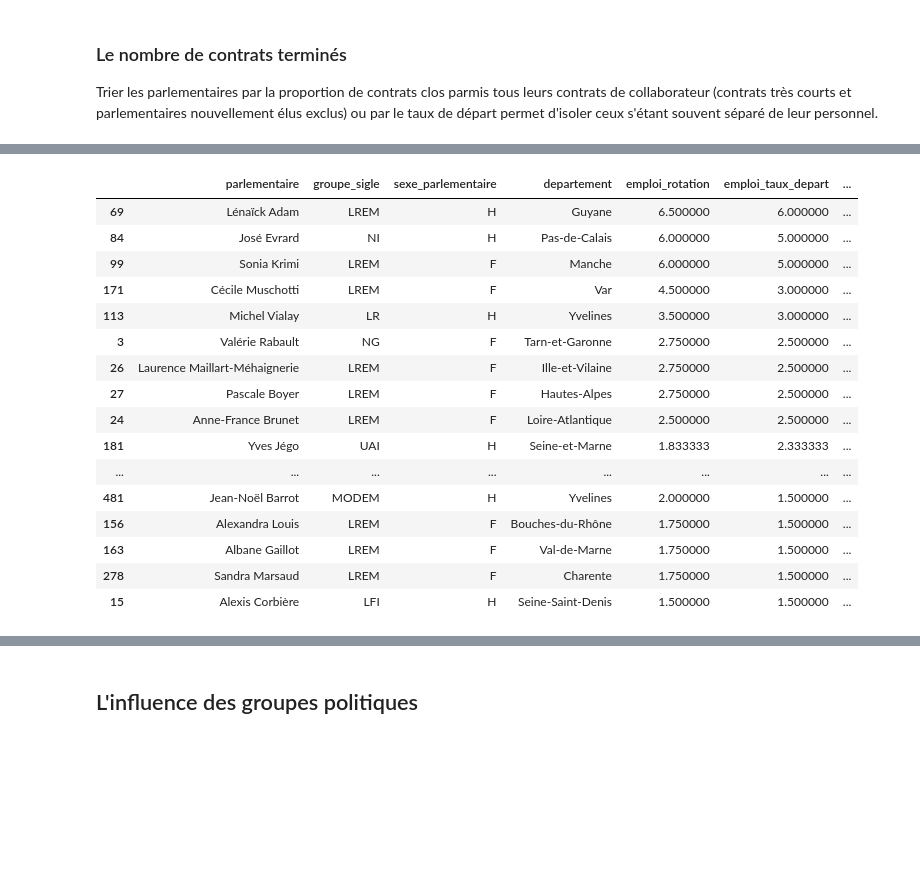
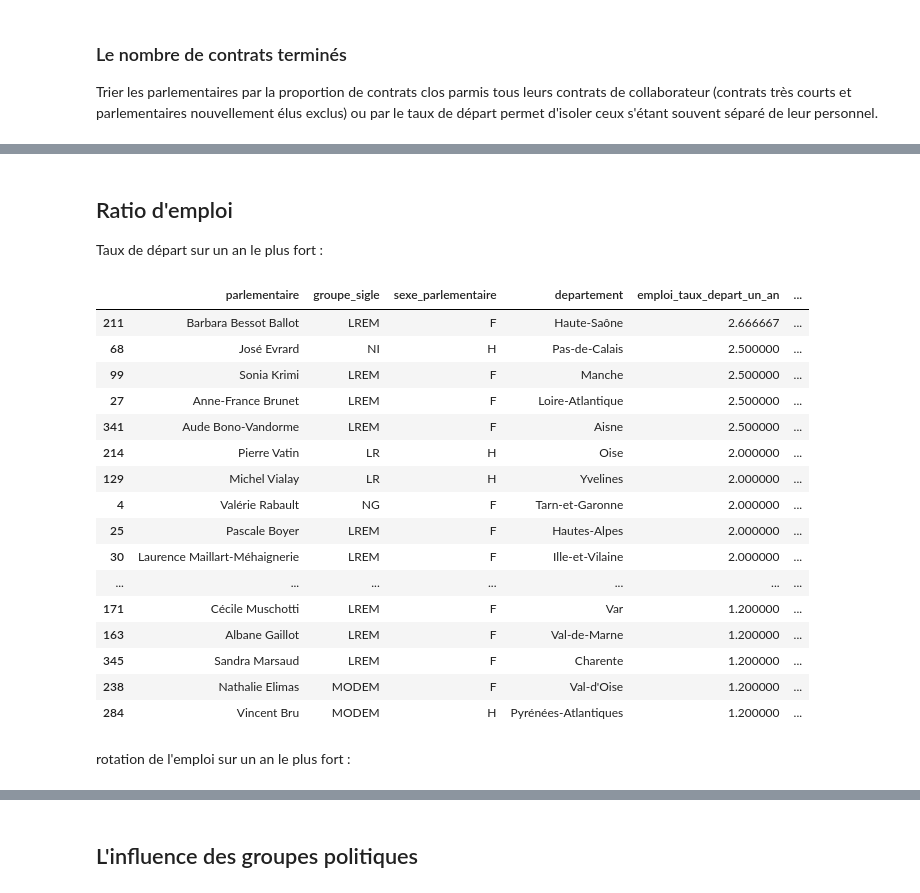
Before and after one commit to regardscitoyens/Collaborateurs-Parlement, a Jupyter notebook: exploitations/turnover.ipynb, the cells around one changed output, grey strips where cells are left out. Drawn from its saved outputs; the diff is of its cells as text; code cells hidden in the pictures; blank space fills up the shorter version.

```diff
--- a/exploitations/turnover.ipynb
+++ b/exploitations/turnover.ipynb
@@ -131,21 +177,21 @@ duree_collaborateurs = duree_collaborateurs.merge(csv.groupby(["parlementaire"])
 duree_collaborateurs = duree_collaborateurs.merge(csv.groupby(["parlementaire"])[['nombredejours']].median().rename(columns={"nombredejours": "contrat_mediane"}).reset_index(), on="parlementaire")
 duree_collaborateurs = duree_collaborateurs.merge(csv.groupby(["parlementaire"])[['nombredejours']].mean().rename(columns={"nombredejours": "contrat_moyenne"}).reset_index(), on="parlementaire")
 
-duree_collaborateurs = duree_collaborateurs.merge(csv.groupby(["parlementaire"])[['collaborateur']].count().rename(columns={"collaborateur": "nb_collaborateurs"}).reset_index(), on="parlementaire")
+duree_collaborateurs = duree_collaborateurs.merge(csv.groupby(["parlementaire"])[['collaborateur']].count().rename(columns={"collaborateur": "nb_collaborateurs_total"}).reset_index(), on="parlementaire")
 duree_collaborateurs = duree_collaborateurs.merge(csv.groupby(["parlementaire"])[['duree_mandat']].first().reset_index(), on="parlementaire")
 duree_collaborateurs = duree_collaborateurs.merge(csv.groupby(["parlementaire"])[['nombredejours']].max().rename(columns={"nombredejours": "contrat_max"}).reset_index(), on="parlementaire")
 duree_collaborateurs = duree_collaborateurs.merge(csv.groupby(["parlementaire"])[['nombredejours']].min().rename(columns={"nombredejours": "contrat_min"}).reset_index(), on="parlementaire")
 
 duree_collaborateurs = duree_collaborateurs.merge(csv.groupby(["parlementaire"])[['contrat_plus_de_2_mois']].sum().rename(columns={"contrat_plus_de_2_mois": "nb_contrats_plus_de_2_mois"}).reset_index(), on="parlementaire")
-duree_collaborateurs['ratio_plus_de_2_mois'] = duree_collaborateurs['nb_contrats_plus_de_2_mois'] / duree_collaborateurs['nb_collaborateurs']
+duree_collaborateurs['ratio_plus_de_2_mois'] = duree_collaborateurs['nb_contrats_plus_de_2_mois'] / duree_collaborateurs['nb_collaborateurs_total']
 duree_collaborateurs = duree_collaborateurs.merge(csv.groupby(["parlementaire"])[['contrat_plus_de_4_mois']].sum().rename(columns={"contrat_plus_de_4_mois": "nb_contrats_plus_de_4_mois"}).reset_index(), on="parlementaire")
-duree_collaborateurs['ratio_plus_de_4_mois'] = duree_collaborateurs['nb_contrats_plus_de_4_mois'] / duree_collaborateurs['nb_collaborateurs']
+duree_collaborateurs['ratio_plus_de_4_mois'] = duree_collaborateurs['nb_contrats_plus_de_4_mois'] / duree_collaborateurs['nb_collaborateurs_total']
 duree_collaborateurs = duree_collaborateurs.merge(csv.groupby(["parlementaire"])[['contrat_plus_de_6_mois']].sum().rename(columns={"contrat_plus_de_6_mois": "nb_contrats_plus_de_6_mois"}).reset_index(), on="parlementaire")
-duree_collaborateurs['ratio_plus_de_6_mois'] = duree_collaborateurs['nb_contrats_plus_de_6_mois'] / duree_collaborateurs['nb_collaborateurs']
+duree_collaborateurs['ratio_plus_de_6_mois'] = duree_collaborateurs['nb_contrats_plus_de_6_mois'] / duree_collaborateurs['nb_collaborateurs_total']
 
 duree_collaborateurs = duree_collaborateurs.merge(csv[csv["contrat_fini"] == True].groupby(["parlementaire"])[['nombredejours']].count().rename(columns={"nombredejours": "nb_contrat_fini"}).reset_index(), on="parlementaire", how="left")
 duree_collaborateurs['nb_contrat_fini'].fillna(0, inplace=True)
-duree_collaborateurs['ratio_contrat_fini'] = duree_collaborateurs['nb_contrat_fini'] / duree_collaborateurs['nb_collaborateurs']
+duree_collaborateurs['ratio_contrat_fini'] = duree_collaborateurs['nb_contrat_fini'] / duree_collaborateurs['nb_collaborateurs_total']
 
 duree_collaborateurs = duree_collaborateurs.merge(csv[csv["contrat_fini"] == True].groupby(["parlementaire"])[['nombredejours']].max().rename(columns={"nombredejours": "contrat_fini_max"}).reset_index(), on="parlementaire", how="left")
 duree_collaborateurs = duree_collaborateurs.merge(csv[csv["contrat_fini"] == True].groupby(["parlementaire"])[['nombredejours']].min().rename(columns={"nombredejours": "contrat_fini_min"}).reset_index(), on="parlementaire", how="left")
@@ -156,10 +202,22 @@ duree_collaborateurs = duree_collaborateurs.merge(csv.groupby(["parlementaire"])
 duree_collaborateurs = duree_collaborateurs.sort_values("ratio_plus_de_2_mois")#sort_values("contrat le plus long")
 
 #Rotation emploi
-duree_collaborateurs = duree_collaborateurs.merge(csv.groupby(["parlementaire"])[['contrat_present_a_date_rotation', 'contrat_entree_depuis_date_rotation', 'contrat_sortie_depuis_date_rotation']].sum().reset_index(), on="parlementaire")
-duree_collaborateurs["emploi_rotation"] =  ((duree_collaborateurs['contrat_entree_depuis_date_rotation']+duree_collaborateurs['contrat_sortie_depuis_date_rotation'])/2)/duree_collaborateurs['contrat_present_a_date_rotation']
-duree_collaborateurs["emploi_taux_depart"]   =  duree_collaborateurs['contrat_sortie_depuis_date_rotation']/duree_collaborateurs['contrat_present_a_date_rotation']
-duree_collaborateurs["emploi_taux_arrivee"] =  duree_collaborateurs['contrat_entree_depuis_date_rotation']/duree_collaborateurs['contrat_present_a_date_rotation']
+duree_collaborateurs = duree_collaborateurs.merge(csv.groupby(["parlementaire"])[['contrat_present_a_date_rotation_un_an', 'contrat_entree_depuis_date_rotation_un_an', 'contrat_sortie_depuis_date_rotation_un_an']].sum().reset_index(), on="parlementaire")
+duree_collaborateurs['contrat_present_moyen'] = (duree_collaborateurs['contrat_present_a_date_rotation_un_an'] + duree_collaborateurs['nb_collaborateurs_total'] - duree_collaborateurs['nb_contrat_fini']) / 2
+duree_collaborateurs["emploi_rotation_un_an"] =  ((duree_collaborateurs['contrat_entree_depuis_date_rotation_un_an']+duree_collaborateurs['contrat_sortie_depuis_date_rotation_un_an'])/2)/duree_collaborateurs['contrat_present_moyen']
+duree_collaborateurs["emploi_taux_depart_un_an"]   =  duree_collaborateurs['contrat_sortie_depuis_date_rotation_un_an']/duree_collaborateurs['contrat_present_moyen']
+duree_collaborateurs["emploi_taux_arrivee_un_an"] =  duree_collaborateurs['contrat_entree_depuis_date_rotation_un_an']/duree_collaborateurs['contrat_present_moyen']
+
+duree_collaborateurs = duree_collaborateurs.merge(csv.groupby(["parlementaire"])[['contrat_present_a_date_rotation_six_mois', 'contrat_entree_depuis_date_rotation_six_mois', 'contrat_sortie_depuis_date_rotation_six_mois']].sum().reset_index(), on="parlementaire")
+duree_collaborateurs["emploi_rotation_six_mois"] =  ((duree_collaborateurs['contrat_entree_depuis_date_rotation_six_mois']+duree_collaborateurs['contrat_sortie_depuis_date_rotation_six_mois'])/2)/duree_collaborateurs['contrat_present_a_date_rotation_six_mois']
+duree_collaborateurs["emploi_taux_depart_six_mois"]   =  duree_collaborateurs['contrat_sortie_depuis_date_rotation_six_mois']/duree_collaborateurs['contrat_present_a_date_rotation_six_mois']
+duree_collaborateurs["emploi_taux_arrivee_six_mois"] =  duree_collaborateurs['contrat_entree_depuis_date_rotation_six_mois']/duree_collaborateurs['contrat_present_a_date_rotation_six_mois']
+
+duree_collaborateurs = duree_collaborateurs.merge(csv.groupby(["parlementaire"])[['contrat_present_a_date_rotation_six_premiers_mois', 'contrat_entree_depuis_date_rotation_six_premiers_mois', 'contrat_sortie_depuis_date_rotation_six_premiers_mois']].sum().reset_index(), on="parlementaire")
+duree_collaborateurs["emploi_rotation_six_premiers_mois"] =  ((duree_collaborateurs['contrat_entree_depuis_date_rotation_six_premiers_mois']+duree_collaborateurs['contrat_sortie_depuis_date_rotation_six_premiers_mois'])/2)/duree_collaborateurs['contrat_present_a_date_rotation_six_premiers_mois']
+duree_collaborateurs["emploi_taux_depart_six_premiers_mois"]   =  duree_collaborateurs['contrat_sortie_depuis_date_rotation_six_premiers_mois']/duree_collaborateurs['contrat_present_a_date_rotation_six_premiers_mois']
+duree_collaborateurs["emploi_taux_arrivee_six_premiers_mois"] =  duree_collaborateurs['contrat_entree_depuis_date_rotation_six_premiers_mois']/duree_collaborateurs['contrat_present_a_date_rotation_six_premiers_mois']
+
 
 duree_collaborateurs.to_csv("../data/duree_collaborateur.csv")
 # %% [markdown]
@@ -277,20 +347,26 @@ duree_collaborateurs[duree_collaborateurs["ratio_contrat_mandat"] < 0.7].sort_va
+# %% [markdown]
+## Ratio d'emploi
+
+Taux de départ sur un an le plus fort :
 # %%
-duree_collaborateurs[duree_collaborateurs["emploi_rotation"] < 100].sort_values(['emploi_taux_depart', "emploi_rotation"], ascending=False)[["parlementaire", "groupe_sigle", "sexe_parlementaire" ,"departement", "emploi_rotation", "emploi_taux_depart", "emploi_taux_arrivee", 'contrat_present_a_date_rotation', 'contrat_entree_depuis_date_rotation', 'contrat_sortie_depuis_date_rotation', "ratio_contrat_fini", "contrat_moyenne", "nb_collaborateurs", "contrat_max", "ratio_plus_de_6_mois", "nb_contrat_fini"]].head(50)
+duree_collaborateurs[duree_collaborateurs["emploi_rotation_un_an"] < 100].sort_values(['emploi_taux_depart_un_an', "emploi_rotation_un_an"], ascending=False)[["parlementaire", "groupe_sigle", "sexe_parlementaire" ,"departement", "emploi_taux_depart_un_an", "emploi_taux_depart_six_mois", "emploi_taux_depart_six_premiers_mois", "emploi_rotation_un_an",  "emploi_rotation_six_mois", "emploi_taux_depart_un_an", "emploi_taux_arrivee_un_an", 'contrat_present_a_date_rotation_un_an', 'contrat_entree_depuis_date_rotation_un_an', 'contrat_sortie_depuis_date_rotation_un_an', "ratio_contrat_fini", "contrat_moyenne", "nb_collaborateurs_total", "contrat_max", "ratio_plus_de_6_mois", "nb_contrat_fini"]].head(50)
 # %% [output]
-|  | parlementaire | groupe_sigle | sexe_parlementaire | departement | emploi_rotation | emploi_taux_depart | ... |
-| 69 | Lénaïck Adam | LREM | H | Guyane | 6.500000 | 6.000000 | ... |
-| 84 | José Evrard | NI | H | Pas-de-Calais | 6.000000 | 5.000000 | ... |
-| 99 | Sonia Krimi | LREM | F | Manche | 6.000000 | 5.000000 | ... |
-| 171 | Cécile Muschotti | LREM | F | Var | 4.500000 | 3.000000 | ... |
-| 113 | Michel Vialay | LR | H | Yvelines | 3.500000 | 3.000000 | ... |
-| 3 | Valérie Rabault | NG | F | Tarn-et-Garonne | 2.750000 | 2.500000 | ... |
-| 26 | Laurence Maillart-Méhaignerie | LREM | F | Ille-et-Vilaine | 2.750000 | 2.500000 | ... |
-| 27 | Pascale Boyer | LREM | F | Hautes-Alpes | 2.750000 | 2.500000 | ... |
-| 24 | Anne-France Brunet | LREM | F | Loire-Atlantique | 2.500000 | 2.500000 | ... |
-| 181 | Yves Jégo | UAI | H | Seine-et-Marne | 1.833333 | 2.333333 | ... |
-| ... | ... | ... | ... | ... | ... | ... | ... |
-| 481 | Jean-Noël Barrot | MODEM | H | Yvelines | 2.000000 | 1.500000 | ... |
-| 156 | Alexandra Louis | LREM | F | Bouches-du-Rhône | 1.750000 | 1.500000 | ... |
-| 163 | Albane Gaillot | LREM | F | Val-de-Marne | 1.750000 | 1.500000 | ... |
-| 278 | Sandra Marsaud | LREM | F | Charente | 1.750000 | 1.500000 | ... |
-| 15 | Alexis Corbière | LFI | H | Seine-Saint-Denis | 1.500000 | 1.500000 | ... |
+|  | parlementaire | groupe_sigle | sexe_parlementaire | departement | emploi_taux_depart_un_an | ... |
+| 211 | Barbara Bessot Ballot | LREM | F | Haute-Saône | 2.666667 | ... |
+| 68 | José Evrard | NI | H | Pas-de-Calais | 2.500000 | ... |
+| 99 | Sonia Krimi | LREM | F | Manche | 2.500000 | ... |
+| 27 | Anne-France Brunet | LREM | F | Loire-Atlantique | 2.500000 | ... |
+| 341 | Aude Bono-Vandorme | LREM | F | Aisne | 2.500000 | ... |
+| 214 | Pierre Vatin | LR | H | Oise | 2.000000 | ... |
+| 129 | Michel Vialay | LR | H | Yvelines | 2.000000 | ... |
+| 4 | Valérie Rabault | NG | F | Tarn-et-Garonne | 2.000000 | ... |
+| 25 | Pascale Boyer | LREM | F | Hautes-Alpes | 2.000000 | ... |
+| 30 | Laurence Maillart-Méhaignerie | LREM | F | Ille-et-Vilaine | 2.000000 | ... |
+| ... | ... | ... | ... | ... | ... | ... |
+| 171 | Cécile Muschotti | LREM | F | Var | 1.200000 | ... |
+| 163 | Albane Gaillot | LREM | F | Val-de-Marne | 1.200000 | ... |
+| 345 | Sandra Marsaud | LREM | F | Charente | 1.200000 | ... |
+| 238 | Nathalie Elimas | MODEM | F | Val-d'Oise | 1.200000 | ... |
+| 284 | Vincent Bru | MODEM | H | Pyrénées-Atlantiques | 1.200000 | ... |
+# %% [markdown]
+rotation de l'emploi sur un an le plus fort :
```
Also changed, not shown: parts of 41 cells of this notebook, 2 other files.
